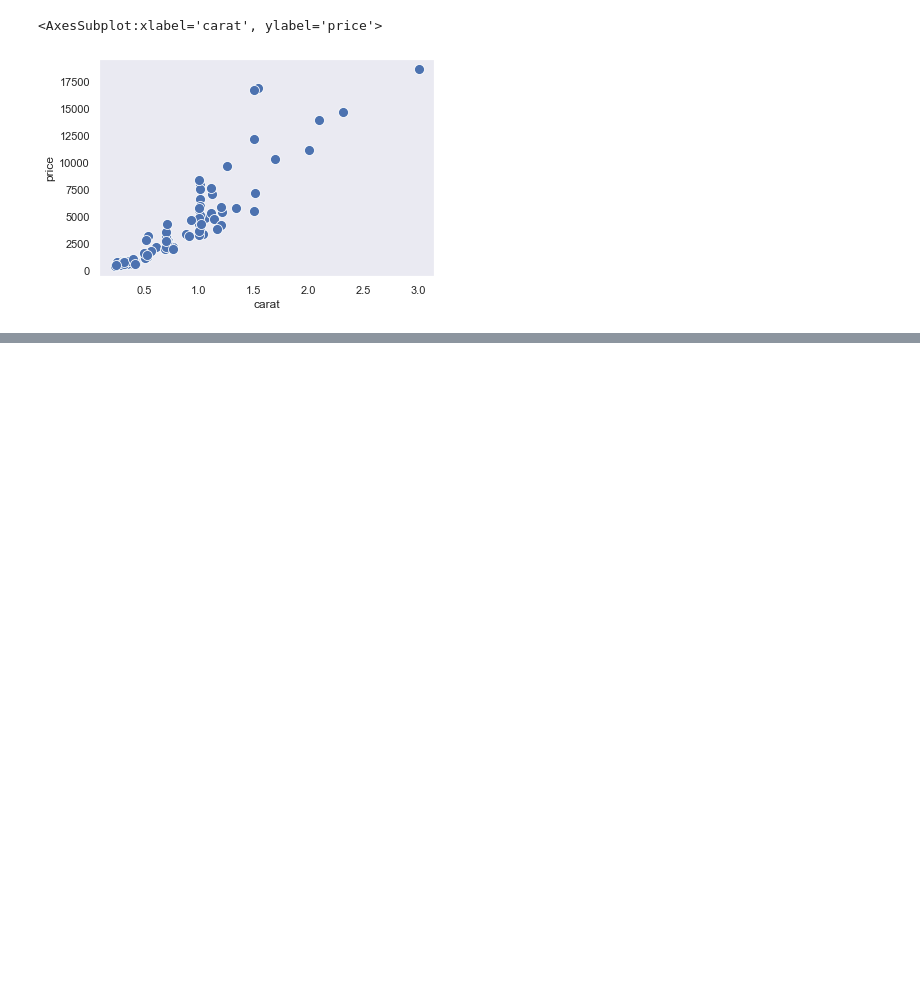
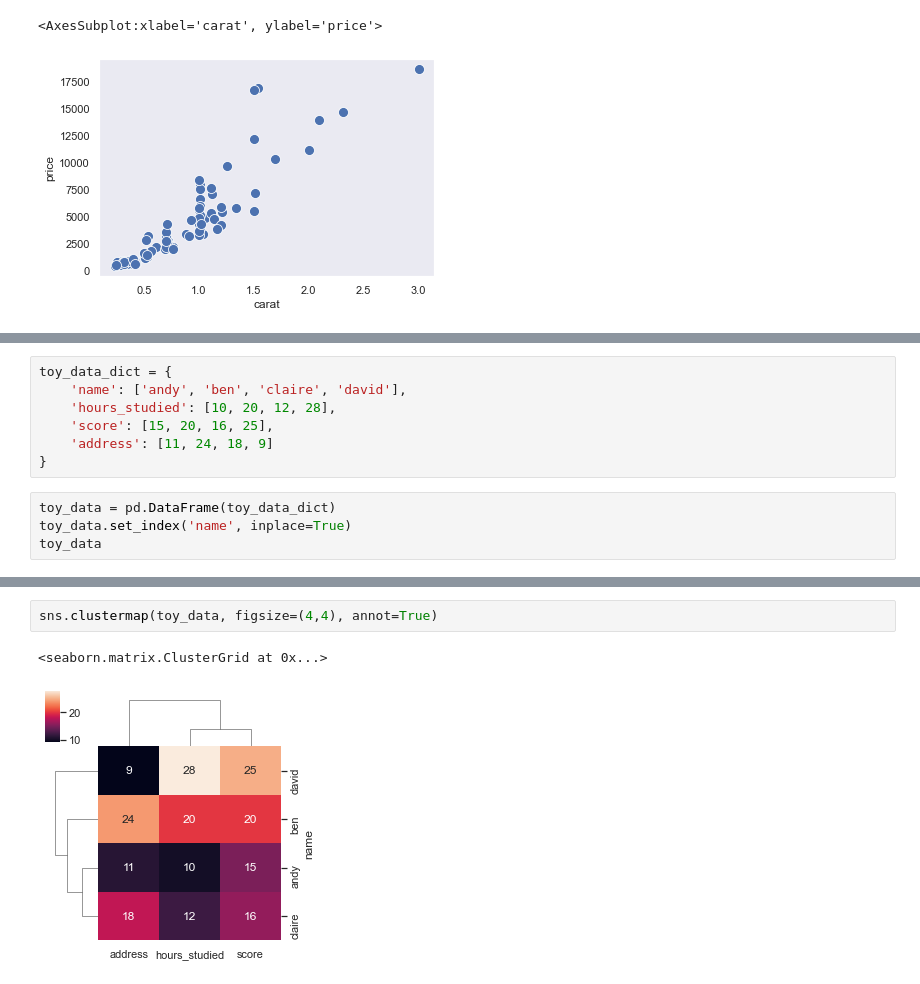
Before and after one commit to sinchan-s/everything_data_science, a Jupyter notebook: Seaborn tuts.ipynb, the cells around one changed output, grey strips where cells are left out. Saved outputs shown, nothing was run; the diff lists cells and outputs as text; blank space fills up the shorter version.

```diff
--- a/Seaborn tuts.ipynb
+++ b/Seaborn tuts.ipynb
@@ -1164,0 +1169,11 @@ sns.heatmap(cars.corr(), cmap='RdBu', linewidths=1, linecolor='black', xticklabe
+# %%
+toy_data_dict = {
+    'name': ['andy', 'ben', 'claire', 'david'],
+    'hours_studied': [10, 20, 12, 28],
+    'score': [15, 20, 16, 25],
+    'address': [11, 24, 18, 9]
+}
+# %%
+toy_data = pd.DataFrame(toy_data_dict)
+toy_data.set_index('name', inplace=True)
+toy_data
@@ -1164,0 +1187,5 @@ sns.heatmap(cars.corr(), cmap='RdBu', linewidths=1, linecolor='black', xticklabe
+# %%
+sns.clustermap(toy_data, figsize=(4,4), annot=True)
+# %% [output]
+<seaborn.matrix.ClusterGrid at 0x...>
+[figure, added]
```
Also changed, not shown: parts of 81 cells of this notebook.
